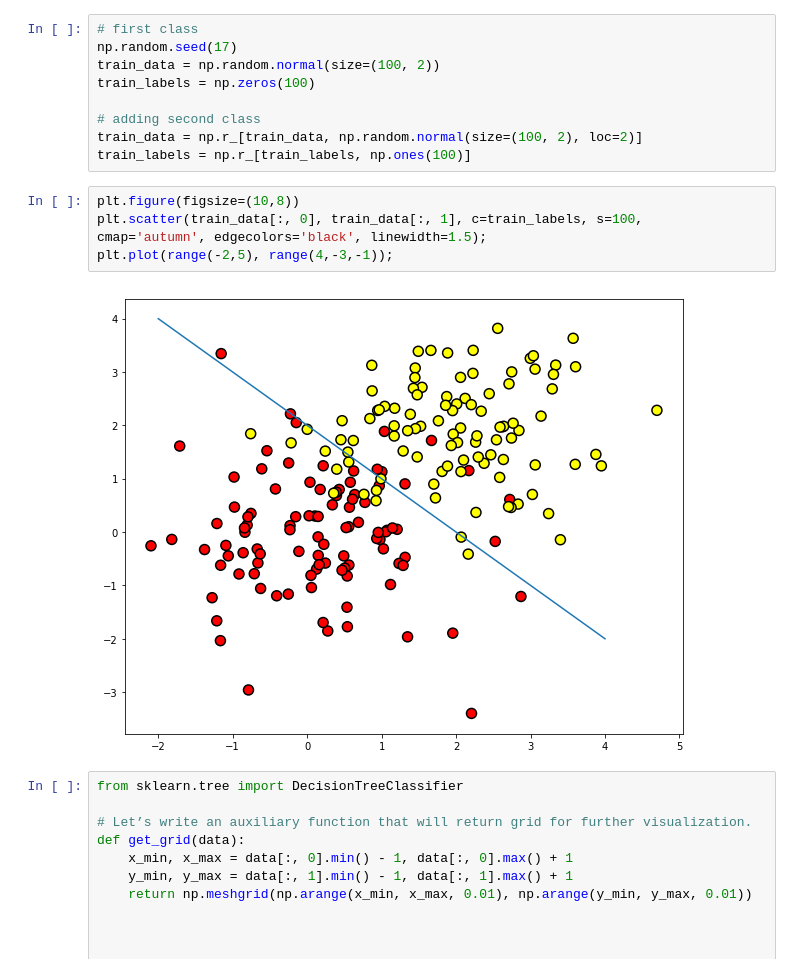
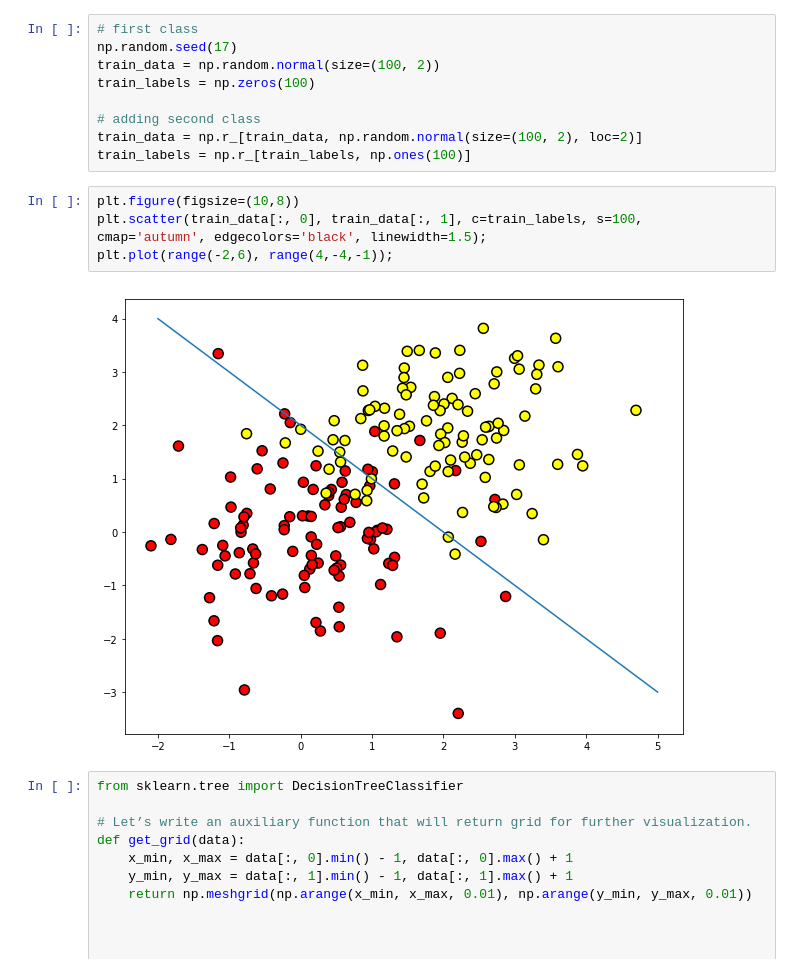
Before and after one commit to dmuml10/mlcourse.ai, a Jupyter notebook: Assignment3/Topic3.ipynb, the cells around one changed output. Saved outputs shown, nothing was run; the diff lists cells and outputs as text.

```diff
--- a/Assignment3/Topic3.ipynb
+++ b/Assignment3/Topic3.ipynb
@@ -35,10 +35,10 @@ train_labels = np.r_[train_labels, np.ones(100)]
 # %%
 plt.figure(figsize=(10,8))
 plt.scatter(train_data[:, 0], train_data[:, 1], c=train_labels, s=100,
 cmap='autumn', edgecolors='black', linewidth=1.5);
-plt.plot(range(-2,5), range(4,-3,-1));
+plt.plot(range(-2,6), range(4,-4,-1));
 # %% [output]
-[figure, old version]
+[figure, new version]
 # %%
 from sklearn.tree import DecisionTreeClassifier
 
```
Also changed, not shown: parts of 1 cell of this notebook.
